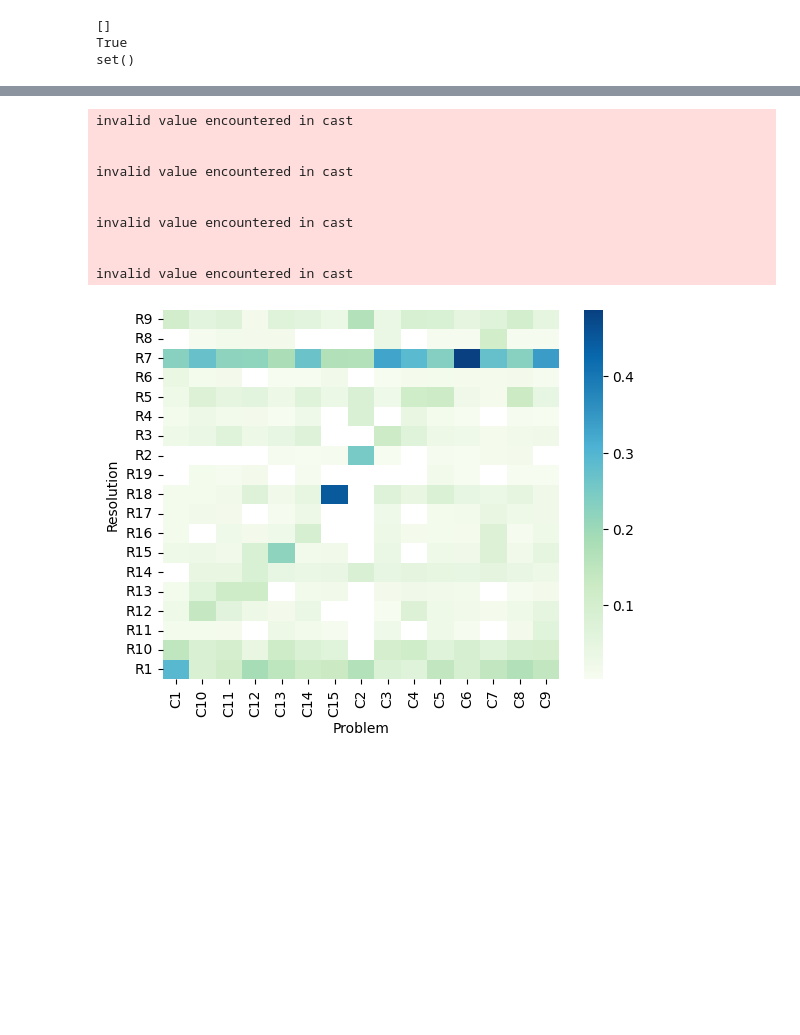
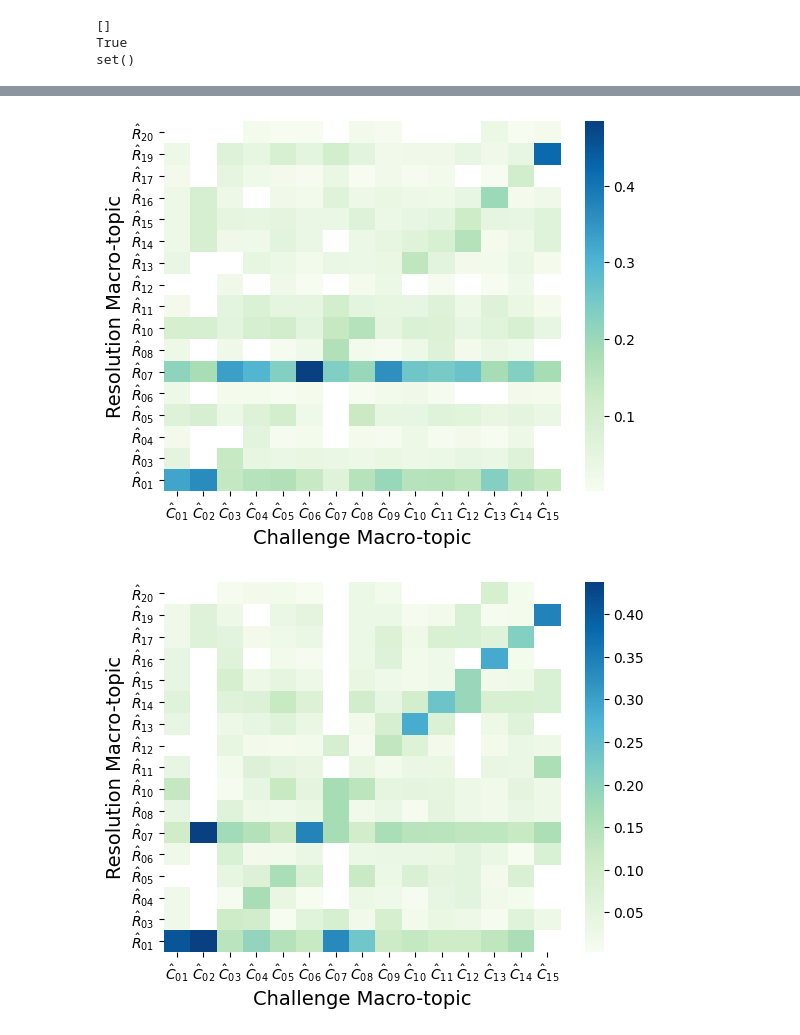
Before and after one commit to zhimin-z/Asset-Management-Topic-Modeling, a Jupyter notebook: Code/RQ3/RQ3.ipynb, the cells around one changed output, grey strips where cells are left out. Saved outputs shown, nothing was run; the diff lists cells and outputs as text; code cells hidden in the pictures; blank space fills up the shorter version.

```diff
--- a/Code/RQ3/RQ3.ipynb
+++ b/Code/RQ3/RQ3.ipynb
@@ -504,33 +431,26 @@ invalid value encountered in cast
 # %%
-df_topics = pd.read_json(os.path.join(path_rq3, 'macro-topics.json'))
-df_topics = df_topics[df_topics['Challenge_type'] == 'problem']
-df_topics = df_topics[df_topics['Resolution_summary_topic_macro'] != -1]
-df_topics['Challenge_topic_macro'] = df_topics['Challenge_topic_macro'].apply(lambda x: f'C{x+1}')
-df_topics['Resolution_summary_topic_macro'] = df_topics['Resolution_summary_topic_macro'].apply(lambda x: f'R{x+1}')
+df = pd.read_json(os.path.join(path_rq3, 'macro-topics.json'))
 
-df = df_topics[['Challenge_topic_macro', 'Resolution_summary_topic_macro']].value_counts().reset_index(name='count')
-df_grouped = df.groupby('Challenge_topic_macro')['count'].sum().reset_index()
-df_grouped.rename(columns={'count': 'sum'}, inplace=True)
-df_merged = pd.merge(df, df_grouped, on='Challenge_topic_macro')
-df_merged['normalized_count'] = df_merged['count'] / df_merged['sum']
+for type in ['problem', 'knowledge']:
+    df_topics = df[df['Challenge_type'] == type]
+    df_topics = df_topics[df_topics['Resolution_summary_topic_macro'] != -1]
+    df_topics['Challenge_topic_macro'] = df_topics['Challenge_topic_macro'].apply(lambda x: r'$\hat{C}_{0' + str(x+1) + '}$' if x < 9 else r'$\hat{C}_{' + str(x+1) + '}$')
+    df_topics['Resolution_summary_topic_macro'] = df_topics['Resolution_summary_topic_macro'].apply(lambda x: r'$\hat{R}_{0' + str(x+1) + '}$' if x < 9 else r'$\hat{R}_{' + str(x+1) + '}$')
 
-df_heatmap = df_merged.pivot_table(values='normalized_count', index='Resolution_summary_topic_macro', columns='Challenge_topic_macro', aggfunc=np.mean)
-ax = sns.heatmap(df_heatmap, cmap="GnBu")
-ax.invert_yaxis()
-ax.set_xlabel('Challenge Macro-topic', fontsize=14)
-ax.set_ylabel('Resolution Macro-topic', fontsize=14)
-plt.savefig(os.path.join(path_rq3, 'Problem_resolution_heatmap_macro.pdf'), bbox_inches='tight')
-plt.show()
+    df_statistics = df_topics[['Challenge_topic_macro', 'Resolution_summary_topic_macro']].value_counts().reset_index(name='count')
+    df_grouped = df_statistics.groupby('Challenge_topic_macro')['count'].sum().reset_index()
+    df_grouped.rename(columns={'count': 'sum'}, inplace=True)
+    df_merged = pd.merge(df_statistics, df_grouped, on='Challenge_topic_macro')
+    df_merged['normalized_count'] = df_merged['count'] / df_merged['sum']
+
+    df_heatmap = df_merged.pivot_table(values='normalized_count', index='Resolution_summary_topic_macro', columns='Challenge_topic_macro', aggfunc=np.mean)
+    ax = sns.heatmap(df_heatmap, cmap="GnBu")
+    ax.invert_yaxis()
+    ax.set_xlabel('Challenge Macro-topic', fontsize=14)
+    ax.set_ylabel('Resolution Macro-topic', fontsize=14)
+    plt.savefig(os.path.join(path_rq3, f'{type}_resolution_heatmap_macro.pdf'), bbox_inches='tight')
+    plt.show()
 # %% [output]
-invalid value encountered in cast
-
-
-invalid value encountered in cast
-
-
-invalid value encountered in cast
-
-
-invalid value encountered in cast
-[figure, old version]
+[figure, new version]
+[figure, added]
 # %%
```
Also changed, not shown: parts of 11 cells of this notebook, 12 other files.
